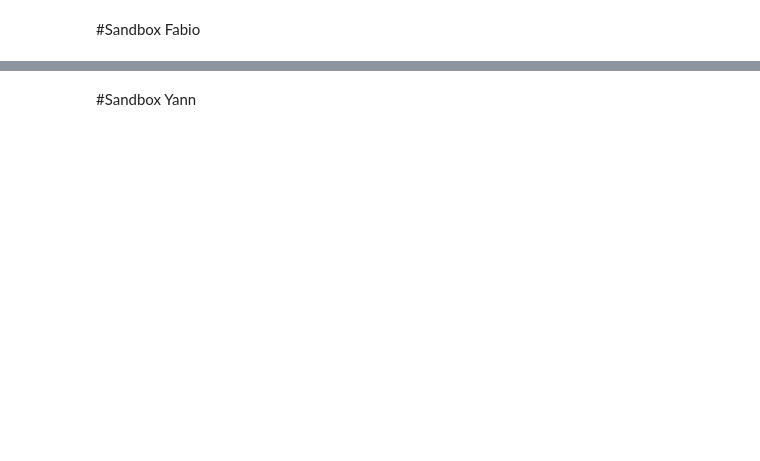
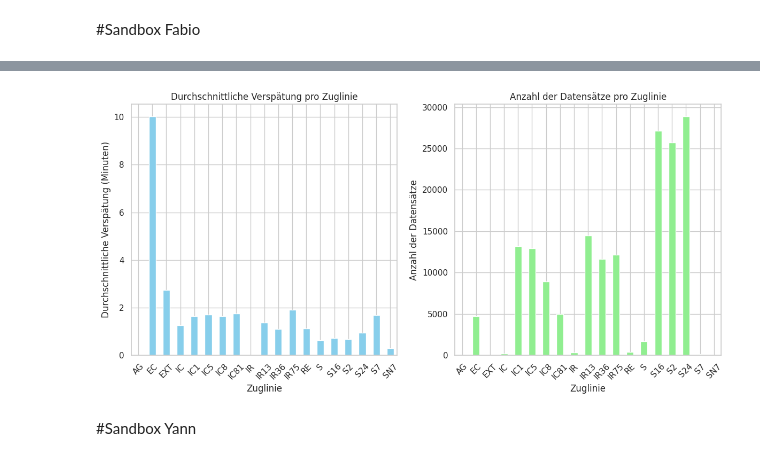
Before and after one commit to yannluethi/BINA, a Jupyter notebook: Case-Study/Python/BINA_Case-Study.ipynb, the cells around one changed output, grey strips where cells are left out. Saved outputs shown, nothing was run; the diff lists cells and outputs as text; code cells hidden in the pictures; blank space fills up the shorter version.

```diff
--- a/Case-Study/Python/BINA_Case-Study.ipynb
+++ b/Case-Study/Python/BINA_Case-Study.ipynb
@@ -773,3 +781,35 @@ plt.show()
+# %%
+# Berechnung der durchschnittlichen Verspätung und Anzahl der Datensätze für jede Zuglinie
+average_delay_per_line = sbb_cleaned.groupby('LINIEN_TEXT')['ZEITDIFFERENZ'].mean()
+count_per_line = sbb_cleaned['LINIEN_TEXT'].value_counts()
+
+# Sortieren nach Alphabet
+average_delay_per_line = average_delay_per_line.sort_index()
+count_per_line = count_per_line.sort_index()
+
+# Erstellung des Dashboards
+plt.figure(figsize=(12, 6))
+
+# Plot der durchschnittlichen Verspätung
+plt.subplot(1, 2, 1)
+average_delay_per_line.plot(kind='bar', color='skyblue')
+plt.title('Durchschnittliche Verspätung pro Zuglinie')
+plt.xlabel('Zuglinie')
+plt.ylabel('Durchschnittliche Verspätung (Minuten)')
+plt.xticks(rotation=45)
+
+# Plot der Anzahl der Datensätze
+plt.subplot(1, 2, 2)
+count_per_line.plot(kind='bar', color='lightgreen')
+plt.title('Anzahl der Datensätze pro Zuglinie')
+plt.xlabel('Zuglinie')
+plt.ylabel('Anzahl der Datensätze')
+plt.xticks(rotation=45)
+
+plt.tight_layout()
+plt.show()
+# %% [output]
+[figure, added]
 # %% [markdown]
 #Sandbox Yann
 # %%
```
Also changed, not shown: parts of 12 cells of this notebook.
